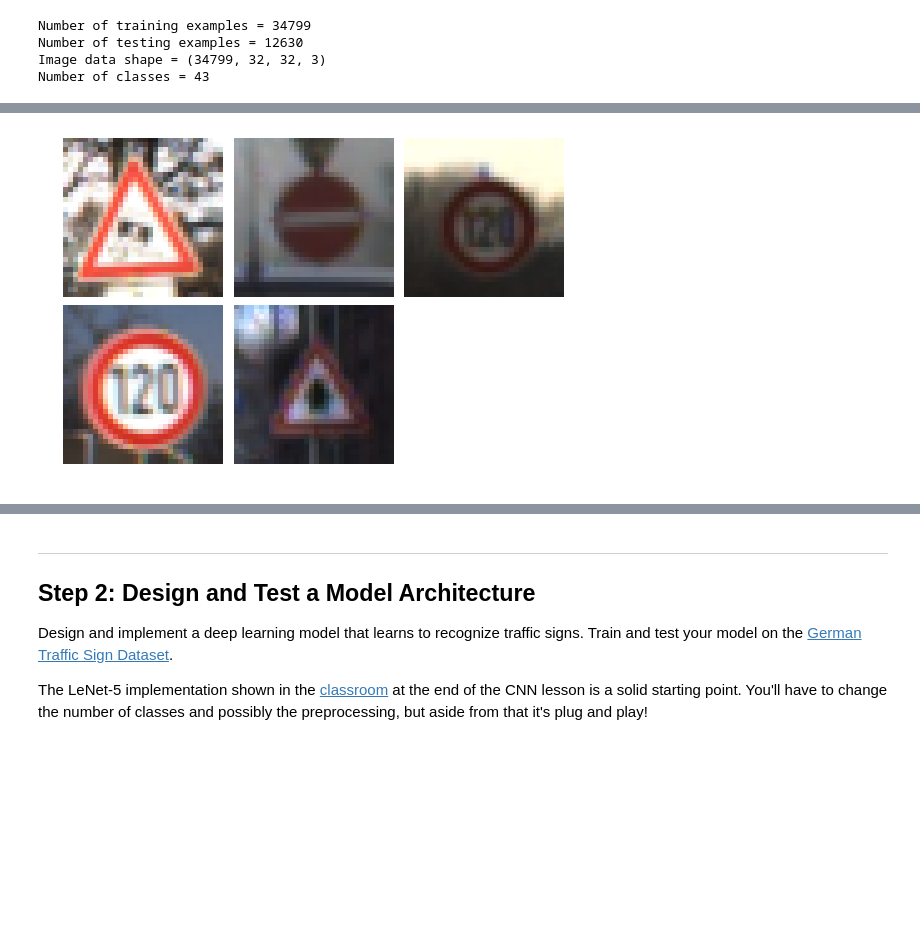
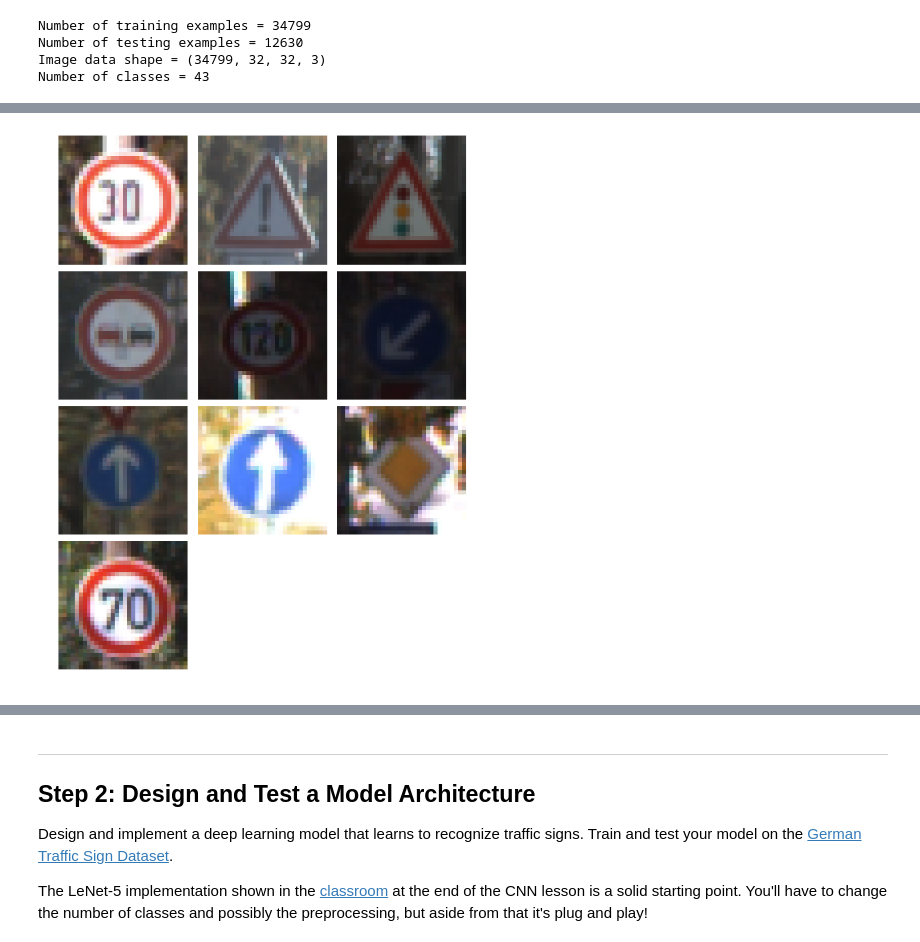
Before and after one commit to trivus/Traffic-sign-classifier, a Jupyter notebook: Traffic_Sign_Classifier.ipynb, the cells around one changed output, grey strips where cells are left out. Saved outputs shown, nothing was run; the diff lists cells and outputs as text; code cells hidden in the pictures; blank space fills up the shorter version.

```diff
--- a/Traffic_Sign_Classifier.ipynb
+++ b/Traffic_Sign_Classifier.ipynb
@@ -105,17 +94,17 @@ The [Matplotlib](http://matplotlib.org/) [examples](http://matplotlib.org/exampl
 # %%
 # show random image from train set
-def show_random(x, num=1):
+def show_random(x, num=1, col=3):
     '''
     x: (None, width, height, channel) numpy array
     '''
-    plt.figure(figsize=(9, 3*int(np.ceil(num/3))))
-    gs1 = gridspec.GridSpec(int(np.ceil(num/3)), 3)
+    plt.figure(figsize=(col**2, col*int(np.ceil(num/col))))
+    gs1 = gridspec.GridSpec(int(np.ceil(num/col)), col)
     gs1.update(wspace=0.05, hspace=0.05)
     for i in range(num):
         img = x[np.random.randint(0, x.shape[0], 1)].squeeze()
         plt.subplot(gs1[int(i)])
         plt.axis('off')
         plt.imshow(img)
-show_random(X_train, 5)
+show_random(X_train, 10)
 # %% [output]
-[figure, old version]
+[figure, new version]
```
Also changed, not shown: parts of 45 cells of this notebook, 3 other files.
